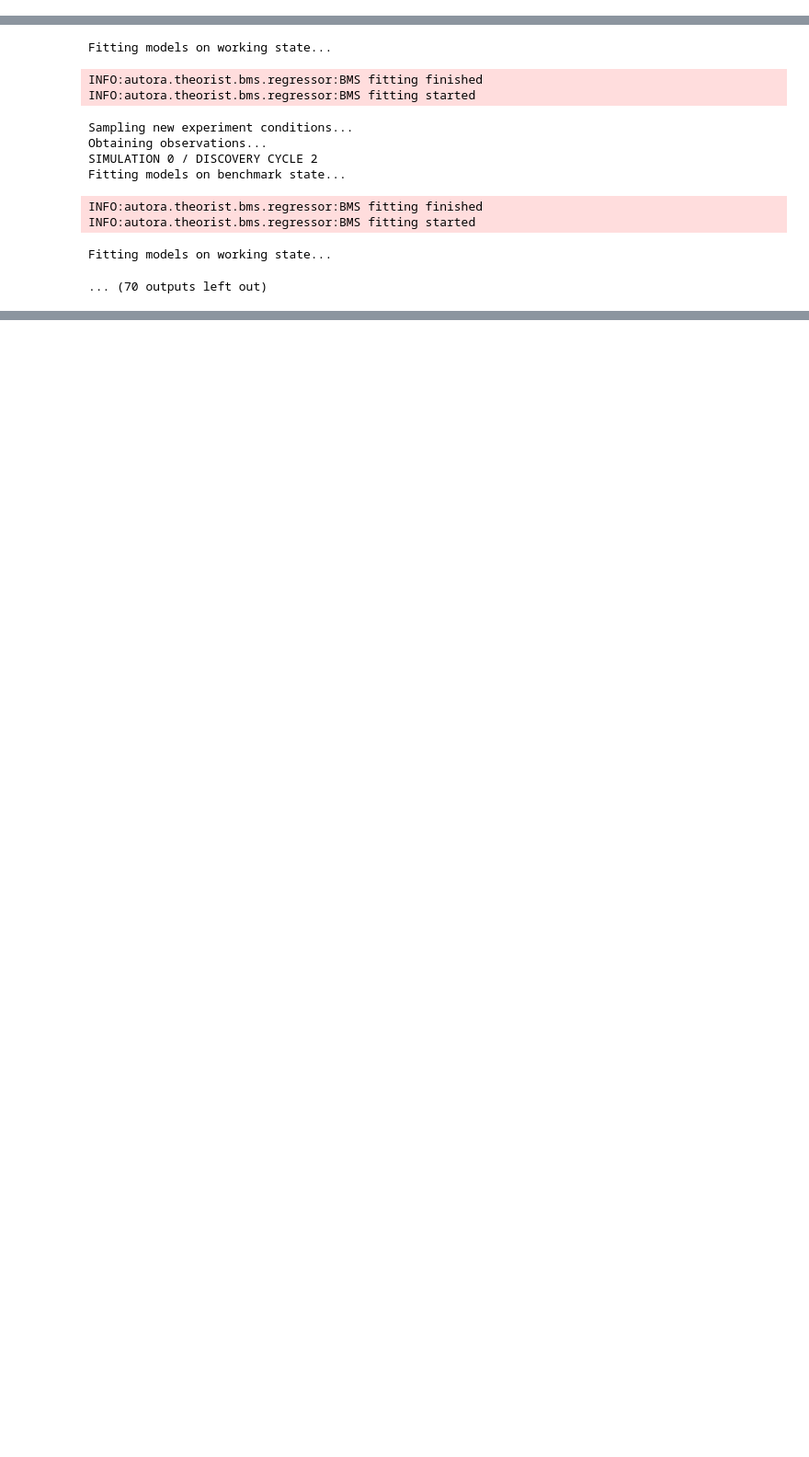
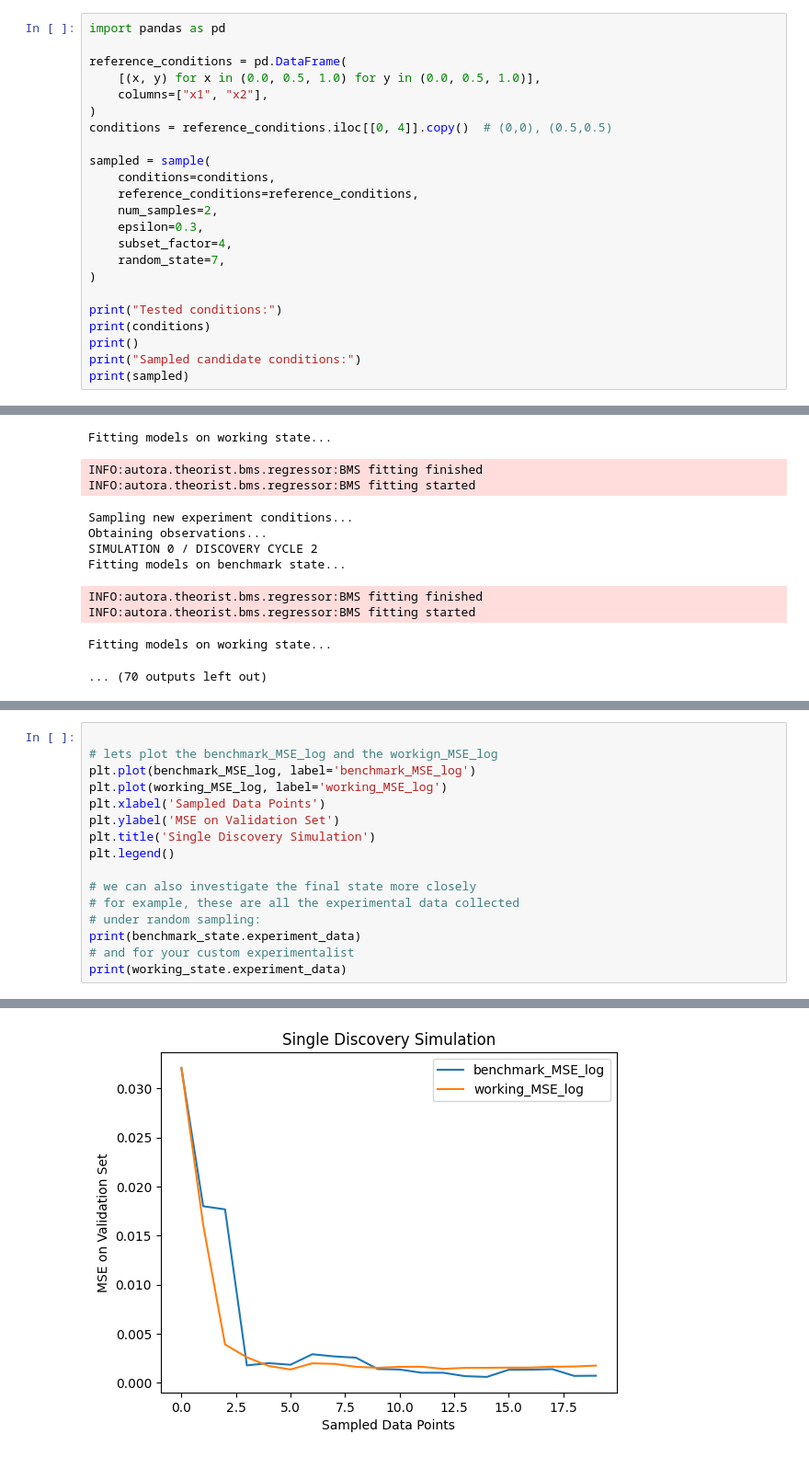
Before and after one commit to acesmeci/autora-experimentalist-MAFT, a Jupyter notebook: docs/Basic Usage.ipynb, the cells around one changed output, grey strips where cells are left out. Shown at 92% size. Cells and saved outputs as stored; diff of their text form; blank space fills up the shorter version.

```diff
--- a/docs/Basic Usage.ipynb
+++ b/docs/Basic Usage.ipynb
@@ -283,0 +151,23 @@ sample = sample_stratified_rsn
+# %%
+import pandas as pd
+
+reference_conditions = pd.DataFrame(
+    [(x, y) for x in (0.0, 0.5, 1.0) for y in (0.0, 0.5, 1.0)],
+    columns=["x1", "x2"],
+)
+conditions = reference_conditions.iloc[[0, 4]].copy()  # (0,0), (0.5,0.5)
+
+sampled = sample(
+    conditions=conditions,
+    reference_conditions=reference_conditions,
+    num_samples=2,
+    epsilon=0.3,
+    subset_factor=4,
+    random_state=7,
+)
+
+print("Tested conditions:")
+print(conditions)
+print()
+print("Sampled candidate conditions:")
+print(sampled)
@@ -474,0 +396,17 @@ Fitting models on working state...
+# %%
+
+# lets plot the benchmark_MSE_log and the workign_MSE_log
+plt.plot(benchmark_MSE_log, label='benchmark_MSE_log')
+plt.plot(working_MSE_log, label='working_MSE_log')
+plt.xlabel('Sampled Data Points')
+plt.ylabel('MSE on Validation Set')
+plt.title('Single Discovery Simulation')
+plt.legend()
+
+# we can also investigate the final state more closely
+# for example, these are all the experimental data collected
+# under random sampling:
+print(benchmark_state.experiment_data)
+# and for your custom experimentalist
+print(working_state.experiment_data)
+# %% [output]
@@ -474,0 +430 @@ Fitting models on working state...
+[figure, added]
```
Also changed, not shown: parts of 27 cells of this notebook, 1 other file.
